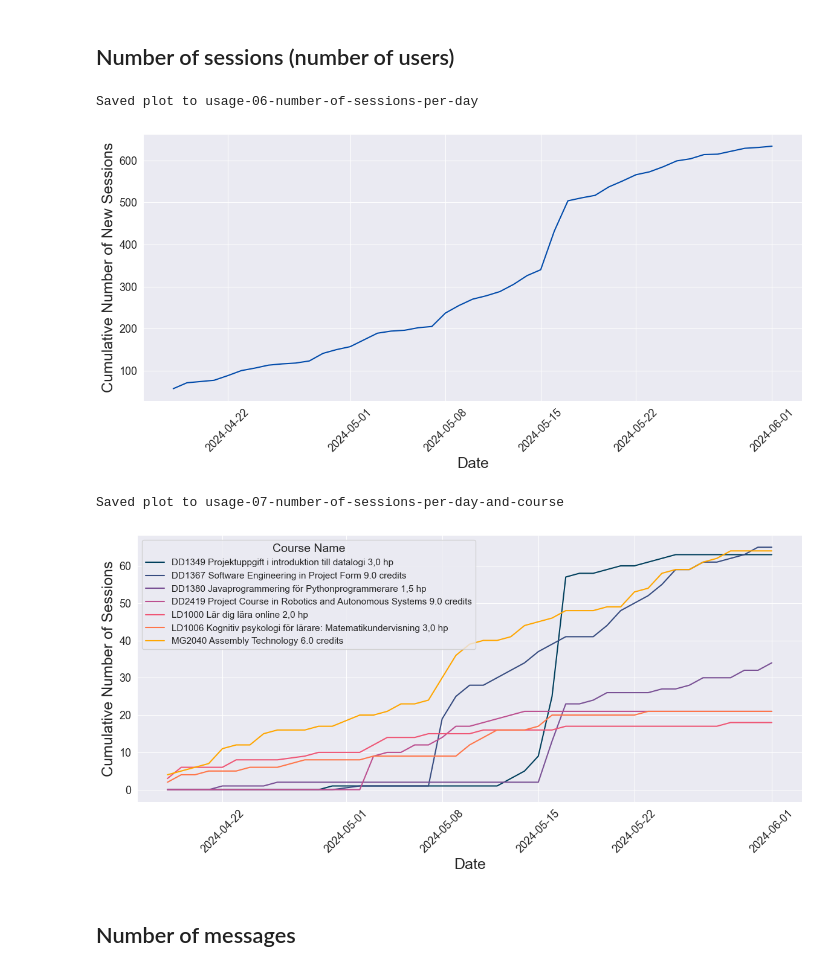
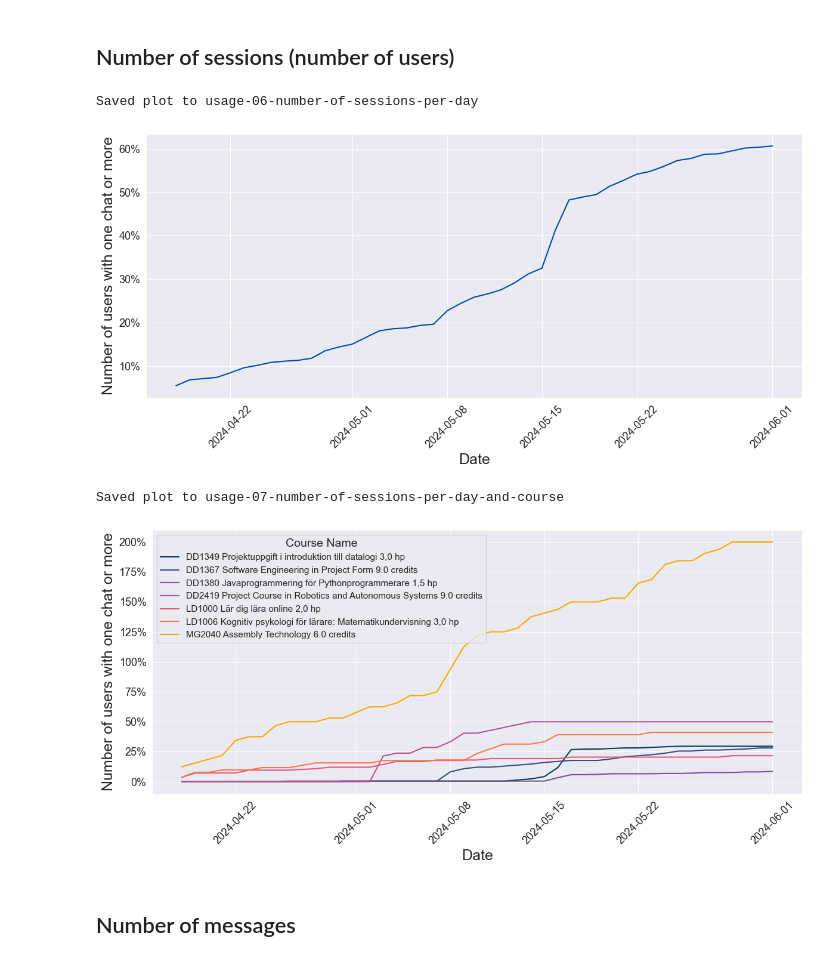
Before and after one commit to nattvara/DA231X, a Jupyter notebook: results/notebooks/usage.ipynb, the cells around one changed output. Cells and saved outputs as stored; diff of their text form; code cells hidden in the pictures.

Commit message:
update plots with number of sessions to be percentage of students, both in total and per course

```diff
--- a/results/notebooks/usage.ipynb
+++ b/results/notebooks/usage.ipynb
@@ -78,3 +79,28 @@ tables = [
 dataframes = {}
 for table in tqdm(tables):
     dataframes[table] = pd.read_sql_table(table, engine)
+# %%
+# Update the courses notebook with the number of students
+course_students = {
+    "LD1000": 83,
+    "DD1380": 393,
+    "MG2040": 32,
+    "LD1006": 51,
+    "DD1349": 213,
+    "DD2419": 42,
+    "DD1367": 231
+}
+
+courses_df = dataframes['courses']
+
+courses_df['number_of_students'] = 0
+
+for index, row in courses_df.iterrows():
+    for course_code in course_students:
+        if course_code in row['name']:
+            courses_df.at[index, 'number_of_students'] = course_students[course_code]
+            break
+
+dataframes['courses'] = courses_df
+
+courses_df
@@ -286,65 +323,73 @@ Saved plot to usage-05-number-of-chats-per-course
 df_sessions = dataframes['sessions']
 
 df_sessions['created_at'] = pd.to_datetime(df_sessions['created_at'])
+
+total_students = sum(course_students.values())
 
 df_sessions_filtered = df_sessions[df_sessions['is_test_user'] == False].copy()
 df_sessions_filtered = df_sessions_filtered[pd.to_datetime(df_sessions_filtered['created_at']).dt.date >= pd.to_datetime('2024-04-18').date()]
 
 sessions_per_day = df_sessions_filtered.groupby(df_sessions_filtered['created_at'].dt.date).size()
 
-cumulative_sessions_per_day = sessions_per_day.cumsum()
+cumulative_sessions_per_day = (sessions_per_day.cumsum() / total_students) * 100
 
 set_custom_palette(1)
 
 plt.figure(figsize=(12, 6))
 plt.plot(cumulative_sessions_per_day.index, cumulative_sessions_per_day.values, marker='', linestyle='-')
 plt.xlabel('Date')
-plt.ylabel('Cumulative Number of New Sessions')
+plt.ylabel('Number of users with one chat or more')
 plt.grid(True)
 plt.xticks(rotation=45)
 plt.tight_layout()
-save_plot(plt, "usage-06-number-of-sessions-per-day", "Cumulative number of sessions per day", "fig:usage_06_number_of_sessions_per_day")
+plt.gca().yaxis.set_major_formatter(mticker.PercentFormatter())
+save_plot(plt, "usage-06-number-of-sessions-per-day", "Cumulative number of users as percentage of number of users in all participating courses", "fig:usage_06_number_of_sessions_per_day")
 plt.show()
 # %% [output]
 Saved plot to usage-06-number-of-sessions-per-day
-[figure, old version]
+[figure, new version]
 # %%
 df_chats = dataframes['chats']
 df_sessions = dataframes['sessions']
 df_courses = dataframes['courses']
 
 df_sessions['created_at'] = pd.to_datetime(df_sessions['created_at'])
 df_chats['created_at'] = pd.to_datetime(df_chats['created_at'])
 
 df_merged = pd.merge(df_chats, df_sessions[['id', 'is_test_user', 'created_at']], left_on='session_id', right_on='id', how='left')
 
 df_filtered = df_merged[df_merged['is_test_user'] == False].copy()
 df_filtered = df_filtered[pd.to_datetime(df_filtered['created_at_y']).dt.date >= pd.to_datetime('2024-04-18').date()]
 
 df_filtered = df_filtered[~df_filtered['course_id'].isin(exclude_courses)]
 
 df_filtered_with_names = pd.merge(df_filtered, df_courses, left_on='course_id', right_on='id', how='left', suffixes=('', '_course'))
 
+students_per_course = df_courses.set_index('name')['number_of_students']
+
 sessions_per_day_per_course = df_filtered_with_names.groupby(['name', df_filtered_with_names['created_at_y'].dt.date])['session_id'].nunique().unstack(fill_value=0)
 
 cumulative_sessions_per_course = sessions_per_day_per_course.cumsum(axis=1).T
 
+cumulative_sessions_per_course_percent = cumulative_sessions_per_course.apply(lambda x: (x / students_per_course[x.name]) * 100)
+
 set_custom_palette(7)
 plt.figure(figsize=(12, 6))
-for course_name in cumulative_sessions_per_course.columns:
-    plt.plot(cumulative_sessions_per_course.index, cumulative_sessions_per_course[course_name], marker='', linestyle='-', label=course_name)
+for course_name in cumulative_sessions_per_course_percent.columns:
+    plt.plot(cumulative_sessions_per_course_percent.index, cumulative_sessions_per_course_percent[course_name], marker='', linestyle='-', label=course_name)
 
 plt.xlabel('Date')
-plt.ylabel('Cumulative Number of Sessions')
+plt.ylabel('Number of users with one chat or more')
 plt.legend(title='Course Name')
 plt.grid(True)
 plt.xticks(rotation=45)
 plt.tight_layout()
-save_plot(plt, "usage-07-number-of-sessions-per-day-and-course", "Cumulative number of sessions per day in each course", "fig:usage_07_number_of_sessions_per_day_and_course")
+plt.gca().yaxis.set_major_formatter(mticker.PercentFormatter())
+save_plot(plt, "usage-07-number-of-sessions-per-day-and-course", "Cumulative number of sessions per day in each course as a percentage of the course's students", "fig:usage_07_number_of_sessions_per_day_and_course")
 plt.show()
 # %% [output]
 Saved plot to usage-07-number-of-sessions-per-day-and-course
-[figure, old version]
+[figure, new version]
 # %% [markdown]
 ## Number of messages
 # %%
```
Also changed, not shown: parts of 2 cells of this notebook, 4 other files.
